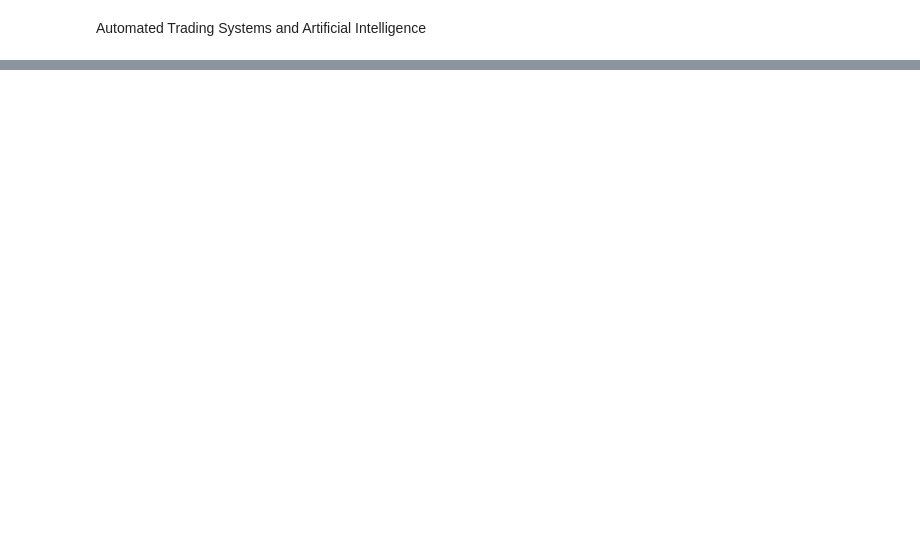
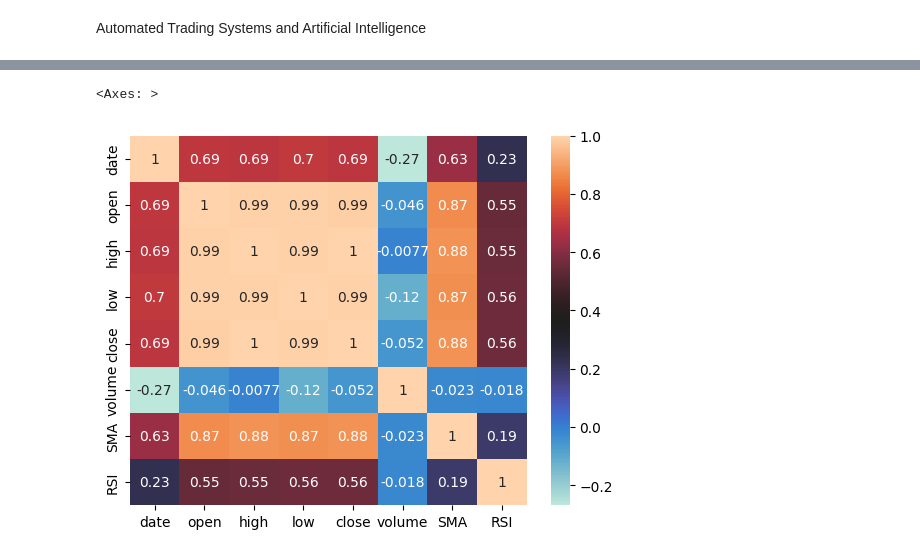
Before and after one commit to stealth44/market_automation, a Jupyter notebook: market_automate.ipynb, the cells around one changed output, grey strips where cells are left out. Drawn from its saved outputs; the diff is of its cells as text; code cells hidden in the pictures; blank space fills up the shorter version.

```diff
--- a/market_automate.ipynb
+++ b/market_automate.ipynb
@@ -138,0 +158,6 @@ from keras.layers import Dense, Dropout, LSTM, Bidirectional
+# %%
+import seaborn as sns
+sns.heatmap(cp.corr(), annot=True, cmap='icefire')
+# %% [output]
+<Axes: >
+[figure, added]
```
Also changed, not shown: parts of 94 cells of this notebook, 1 other file.
